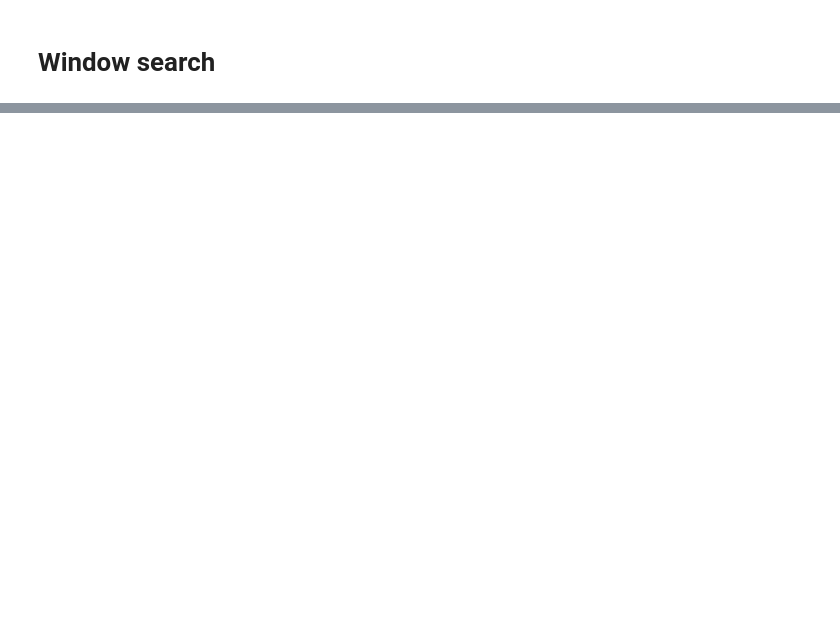
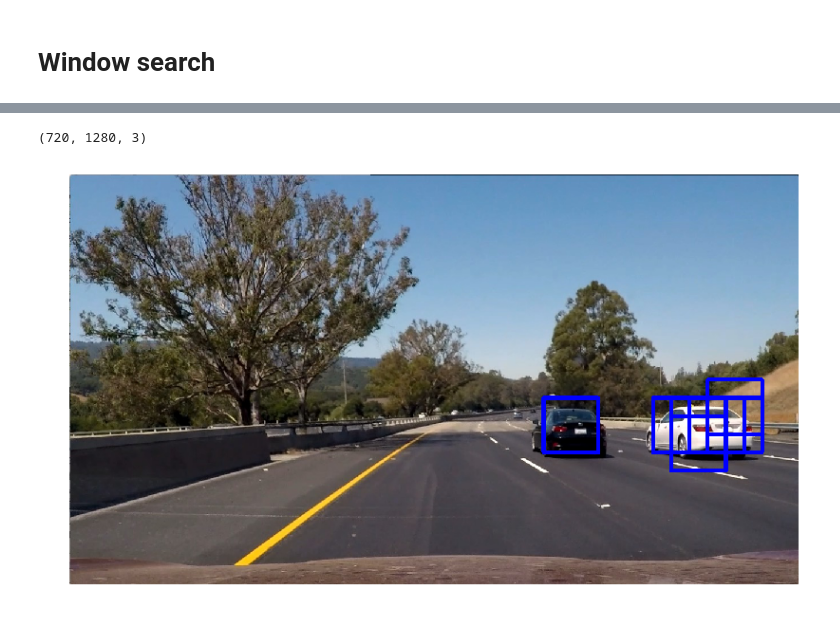
Before and after one commit to ramseykhalaf/CarND-Vehicle-Detection, a Jupyter notebook: vehicle_detection.ipynb, the cells around one changed output, grey strips where cells are left out. Saved outputs shown, nothing was run; the diff lists cells and outputs as text; code cells hidden in the pictures; blank space fills up the shorter version.

```diff
--- a/vehicle_detection.ipynb
+++ b/vehicle_detection.ipynb
@@ -333,0 +353,10 @@ Grid scores on development set:
+# %%
+model_params = {
+    'orient': 10,
+    'pix_per_cell': 8,
+    'cell_per_block': 2,
+    'color_space': 'LUV',
+    'color_chan': 'ALL'
+}
+
+model, scaler = train_svm(car_images, notcar_images, **model_params)
@@ -335,0 +492,11 @@ Grid scores on development set:
+# %%
+
+test3 = plt.imread('test_images/test6.jpg')
+print(test3.shape)
+
+locations = image_to_locations(test3)
+image_with_car_boxes = draw_boxes(test3, locations)
+draw_side_by_side(image_with_car_boxes)
+# %% [output]
+(720, 1280, 3)
+[figure, added]
```
Also changed, not shown: parts of 20 cells of this notebook.
